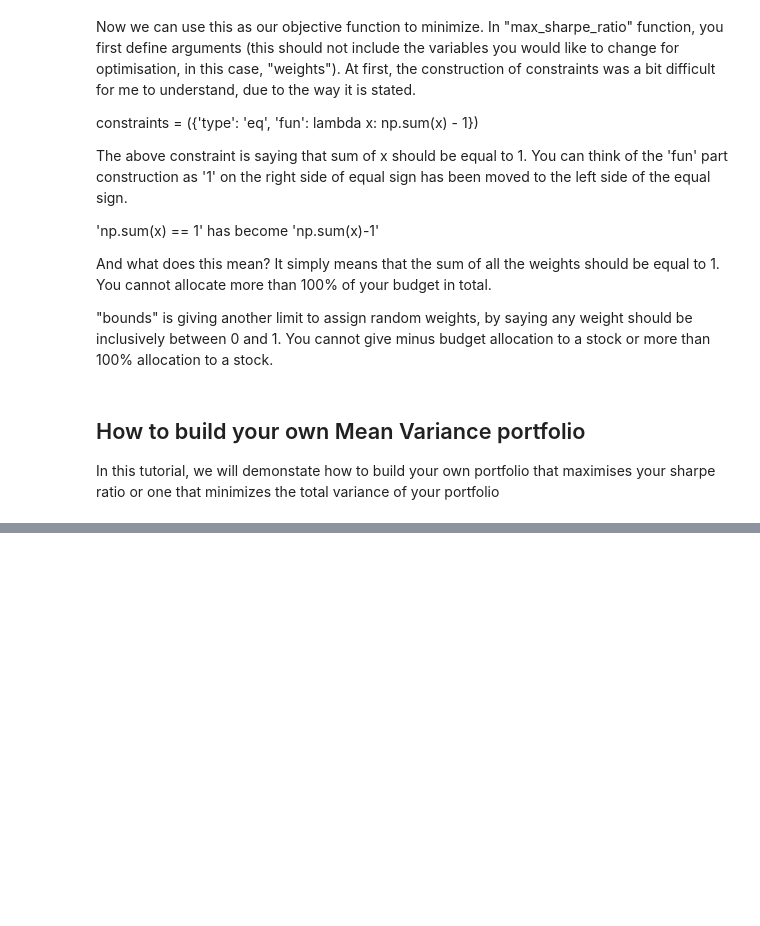
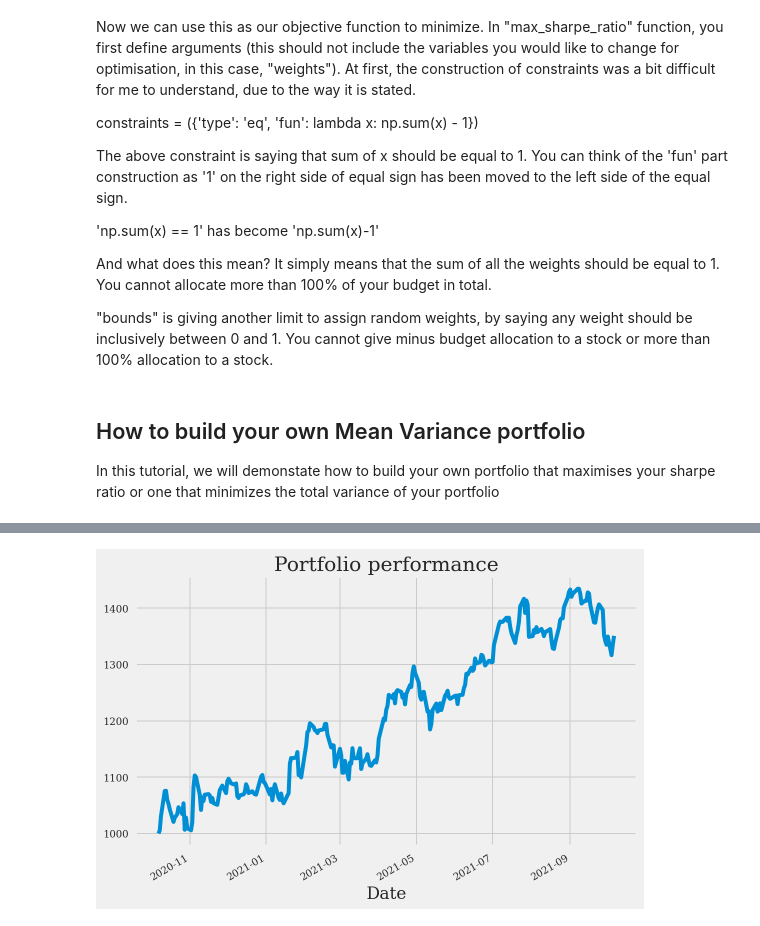
Before and after one commit to samaypanwar/Portfolio-Optimisation-MeanVariance-demo, a Jupyter notebook: demo.ipynb, the cells around one changed output, grey strips where cells are left out. Saved outputs shown, nothing was run; the diff lists cells and outputs as text; code cells hidden in the pictures; blank space fills up the shorter version.

Commit message:
Added backtest results

```diff
--- a/demo.ipynb
+++ b/demo.ipynb
@@ -231,0 +232,7 @@ min_variance(dataframe)
+# %%
+min_var_weights = min_variance(dataframe)['x']
+max_sharpe_weights = max_sharpe_ratio(dataframe)['x']
+# %%
+utils.backtest(dataframe, min_var_weights)
+# %% [output]
+[figure, added]
```
Also changed, not shown: parts of 5 cells of this notebook, 1 other file.
